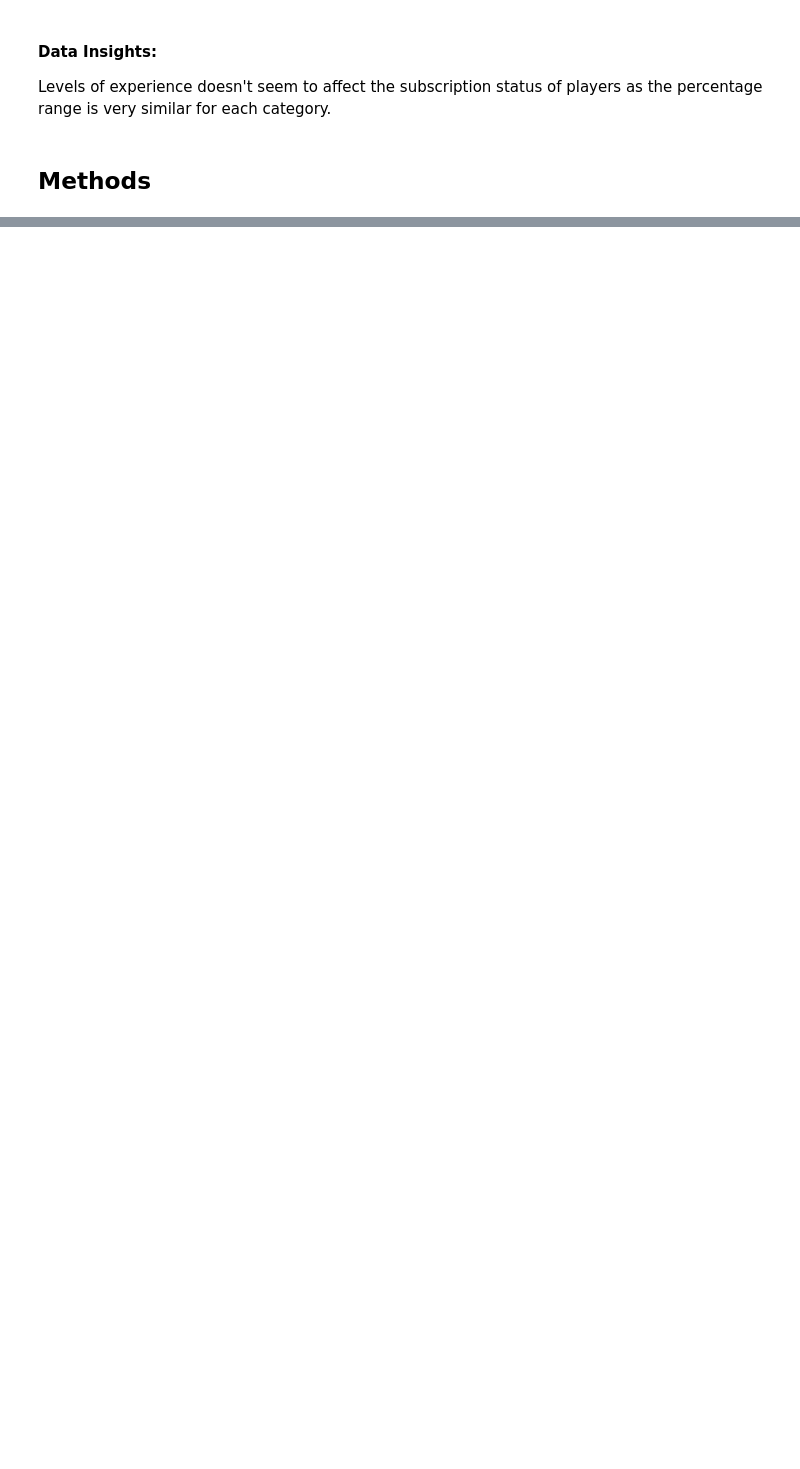
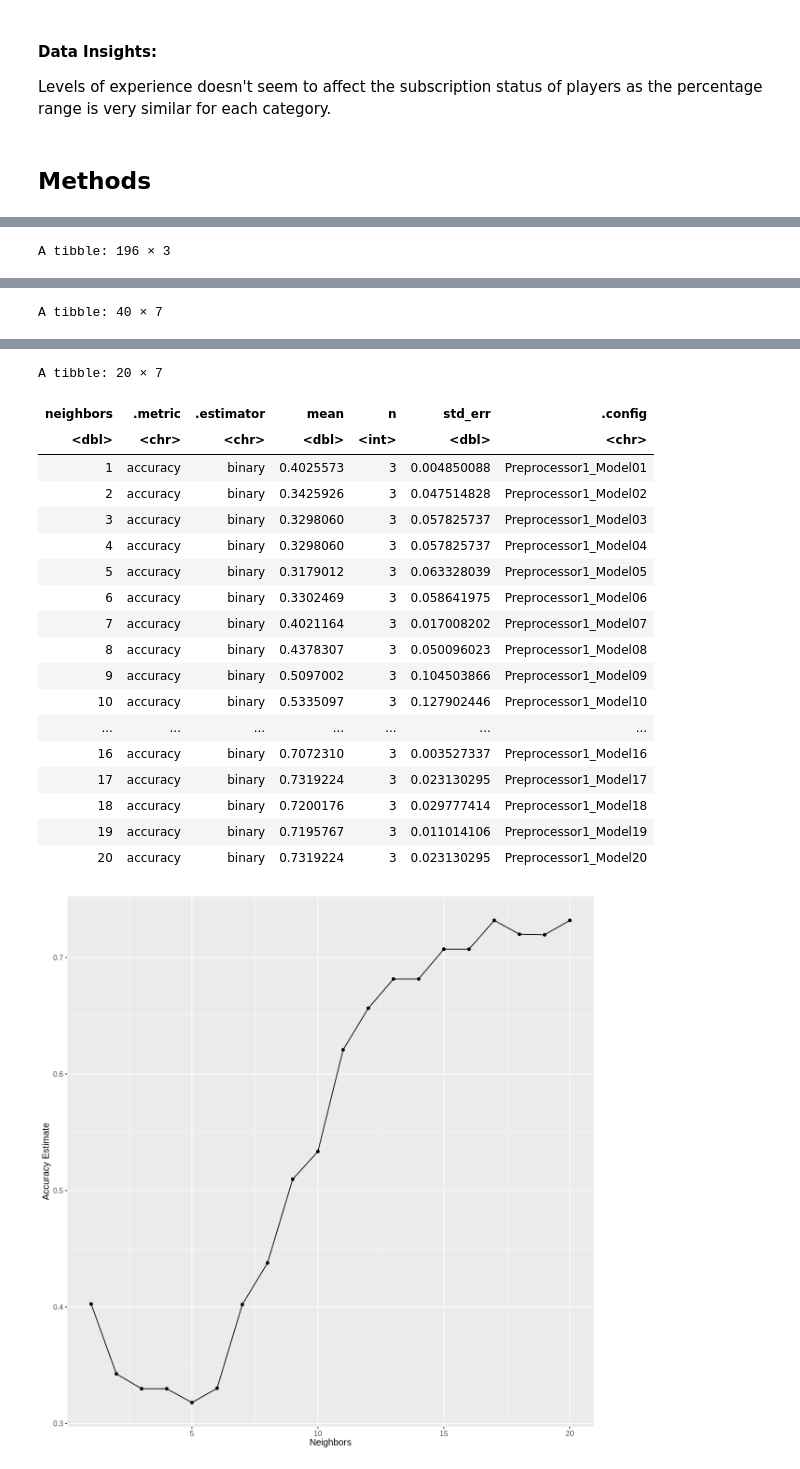
Before and after one commit to kkris72/MineCraft-Data-Science-Project, a Jupyter notebook: MineCraft.ipynb, the cells around one changed output, grey strips where cells are left out. Cells and saved outputs as stored; diff of their text form; code cells hidden in the pictures; blank space fills up the shorter version.

Commit message:
Methodology
Used knn classification and made a confusion matrix

```diff
--- a/MineCraft.ipynb
+++ b/MineCraft.ipynb
@@ -122,0 +123,59 @@ To answer the above research questions, to predict if gender and level of player
+# %%
+#knn classification
+
+set.seed(123)
+
+players <- players |>
+  mutate(subscribe = factor(subscribe, levels = c(TRUE, FALSE), labels = c("Yes", "No")))
+players
+
+players_split <- initial_split(players, prop = 0.70, strata = subscribe)
+players_train <- training(players_split)
+players_test <- testing(players_split)
+
+players_vfold  <- vfold_cv(players_train, v = 5, strata = subscribe)
+
+players_recipe <- recipe(subscribe ~ gender + experience, data = players_train) |>
+  step_dummy(all_nominal_predictors()) |>
+  step_normalize(all_predictors())
+
+knn_spec <- nearest_neighbor(weight_func = "rectangular", neighbors = tune()) |>
+    set_engine("kknn") |>
+    set_mode("classification")
+
+players_fit <- workflow() |>
+    add_recipe(players_recipe) |>
+    add_model(knn_spec)
+
+players_fit
+
+k_vals <- tibble(neighbors = seq(from = 1, to = 20, by = 1))
+
+
+players_vfold <- vfold_cv(players_train, v = 5, strata = subscribe)
+
+players_results <- workflow() |>
+    add_recipe(players_recipe) |>
+    add_model(knn_spec) |>
+    tune_grid(resamples = players_vfold, grid = k_vals) |>
+    collect_metrics()
+players_results
+
+accuracies<- filter(players_results, .metric == "accuracy")
+accuracies
+
+accuracy_vs_k <- ggplot(accuracies, aes(x = neighbors, y = mean)) +
+  geom_point() +
+  geom_line() +
+  labs(x = "Neighbors", y = "Accuracy Estimate") +
+  theme(text = element_text(size = 12))
+accuracy_vs_k
+
+
+#knn_spec <- nearest_neighbor(weight_func = "rectangular", neighbors = tune()) |>
+   # set_enine("kknn") |>
+   # set_mode("classification")
+
+#k_vals <- tibble(neighbors = seq(from = 1, to = 10, by = 1)
+# %% [output]
+A tibble: 196 × 3
@@ -122,0 +238 @@ To answer the above research questions, to predict if gender and level of player
+A tibble: 40 × 7
@@ -122,0 +257,20 @@ To answer the above research questions, to predict if gender and level of player
+A tibble: 20 × 7
+| neighbors | .metric | .estimator | mean | n | std_err | .config |
+| <dbl> | <chr> | <chr> | <dbl> | <int> | <dbl> | <chr> |
+| 1 | accuracy | binary | 0.4025573 | 3 | 0.004850088 | Preprocessor1_Model01 |
+| 2 | accuracy | binary | 0.3425926 | 3 | 0.047514828 | Preprocessor1_Model02 |
+| 3 | accuracy | binary | 0.3298060 | 3 | 0.057825737 | Preprocessor1_Model03 |
+| 4 | accuracy | binary | 0.3298060 | 3 | 0.057825737 | Preprocessor1_Model04 |
+| 5 | accuracy | binary | 0.3179012 | 3 | 0.063328039 | Preprocessor1_Model05 |
+| 6 | accuracy | binary | 0.3302469 | 3 | 0.058641975 | Preprocessor1_Model06 |
+| 7 | accuracy | binary | 0.4021164 | 3 | 0.017008202 | Preprocessor1_Model07 |
+| 8 | accuracy | binary | 0.4378307 | 3 | 0.050096023 | Preprocessor1_Model08 |
+| 9 | accuracy | binary | 0.5097002 | 3 | 0.104503866 | Preprocessor1_Model09 |
+| 10 | accuracy | binary | 0.5335097 | 3 | 0.127902446 | Preprocessor1_Model10 |
+| ... | ... | ... | ... | ... | ... | ... |
+| 16 | accuracy | binary | 0.7072310 | 3 | 0.003527337 | Preprocessor1_Model16 |
+| 17 | accuracy | binary | 0.7319224 | 3 | 0.023130295 | Preprocessor1_Model17 |
+| 18 | accuracy | binary | 0.7200176 | 3 | 0.029777414 | Preprocessor1_Model18 |
+| 19 | accuracy | binary | 0.7195767 | 3 | 0.011014106 | Preprocessor1_Model19 |
+| 20 | accuracy | binary | 0.7319224 | 3 | 0.023130295 | Preprocessor1_Model20 |
+[figure, added]
```
Also changed, not shown: parts of 6 cells of this notebook.
